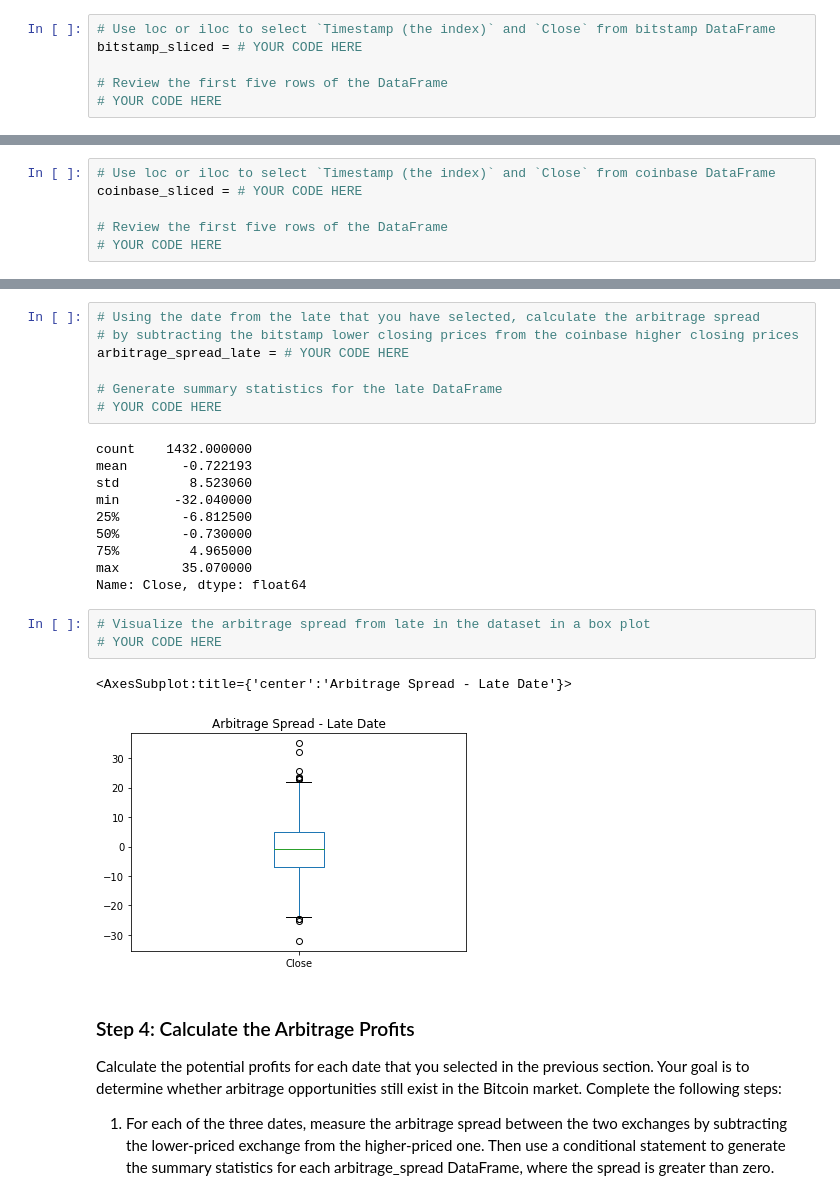
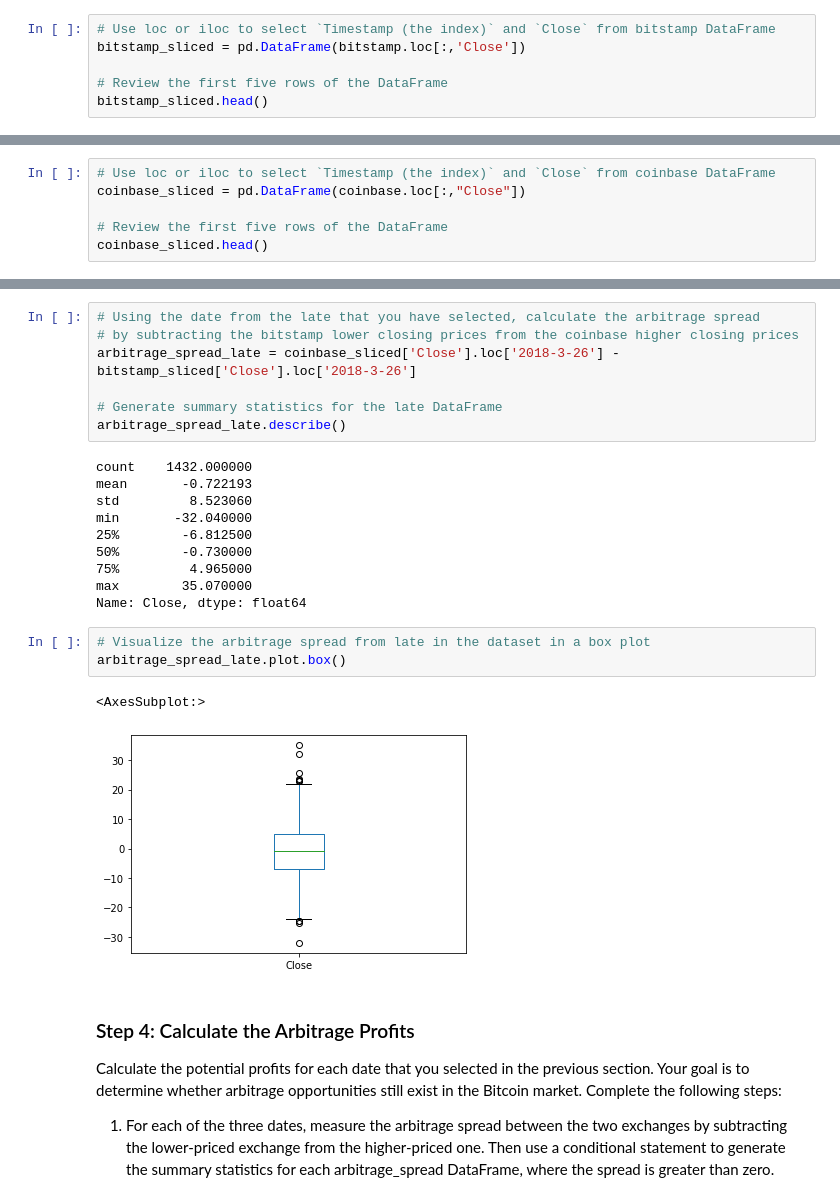
Before and after one commit to blandwhite/Challenge_3, a Jupyter notebook: crypto_arbitrage.ipynb, the cells around one changed output, grey strips where cells are left out. Cells and saved outputs as stored; diff of their text form.

```diff
--- a/crypto_arbitrage.ipynb
+++ b/crypto_arbitrage.ipynb
@@ -491,9 +510,9 @@ Select the data you want to analyze. Use `loc` or `iloc` to select the following
 # %%
 # Use loc or iloc to select `Timestamp (the index)` and `Close` from bitstamp DataFrame
-bitstamp_sliced = # YOUR CODE HERE
+bitstamp_sliced = pd.DataFrame(bitstamp.loc[:,'Close'])
 
 # Review the first five rows of the DataFrame
-# YOUR CODE HERE
+bitstamp_sliced.head()
 # %% [output]
 |  | Close |
 | Timestamp |  |
@@ -505,9 +547,9 @@ bitstamp_sliced = # YOUR CODE HERE
 # %%
 # Use loc or iloc to select `Timestamp (the index)` and `Close` from coinbase DataFrame
-coinbase_sliced = # YOUR CODE HERE
+coinbase_sliced = pd.DataFrame(coinbase.loc[:,"Close"])
 
 # Review the first five rows of the DataFrame
-# YOUR CODE HERE
+coinbase_sliced.head()
 # %% [output]
 |  | Close |
 | Timestamp |  |
@@ -674,10 +722,10 @@ Name: Close, dtype: float64
 # %%
 # Using the date from the late that you have selected, calculate the arbitrage spread
 # by subtracting the bitstamp lower closing prices from the coinbase higher closing prices
-arbitrage_spread_late = # YOUR CODE HERE
+arbitrage_spread_late = coinbase_sliced['Close'].loc['2018-3-26'] - bitstamp_sliced['Close'].loc['2018-3-26']
 
 # Generate summary statistics for the late DataFrame
-# YOUR CODE HERE
+arbitrage_spread_late.describe()
 # %% [output]
 count    1432.000000
 mean       -0.722193
@@ -690,10 +738,10 @@ max        35.070000
 Name: Close, dtype: float64
 # %%
 # Visualize the arbitrage spread from late in the dataset in a box plot
-# YOUR CODE HERE
+arbitrage_spread_late.plot.box()
 # %% [output]
-<AxesSubplot:title={'center':'Arbitrage Spread - Late Date'}>
+<AxesSubplot:>
-[figure, old version]
+[figure, new version]
 # %% [markdown]
 ### Step 4: Calculate the Arbitrage Profits
 
```
Also changed, not shown: parts of 19 cells of this notebook.
